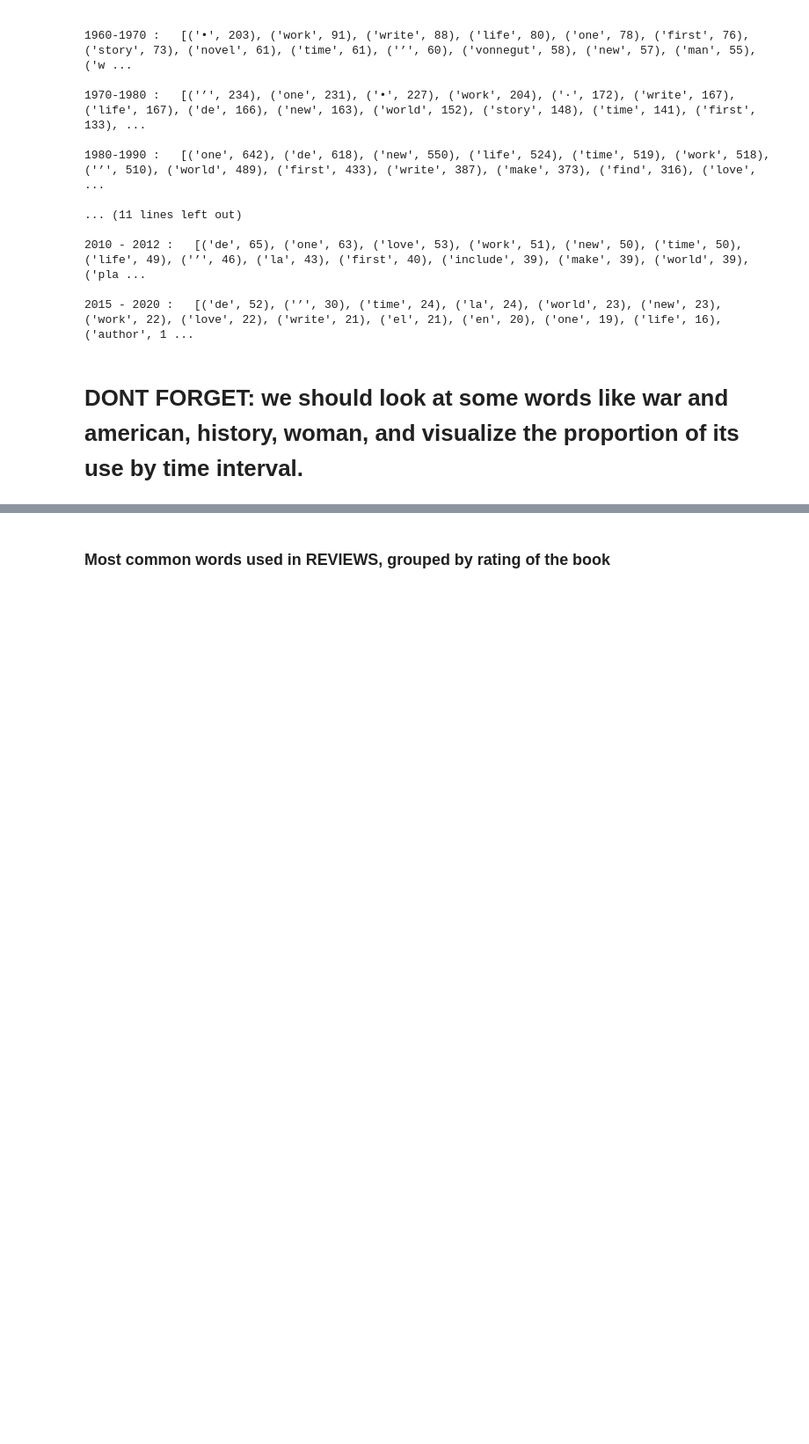
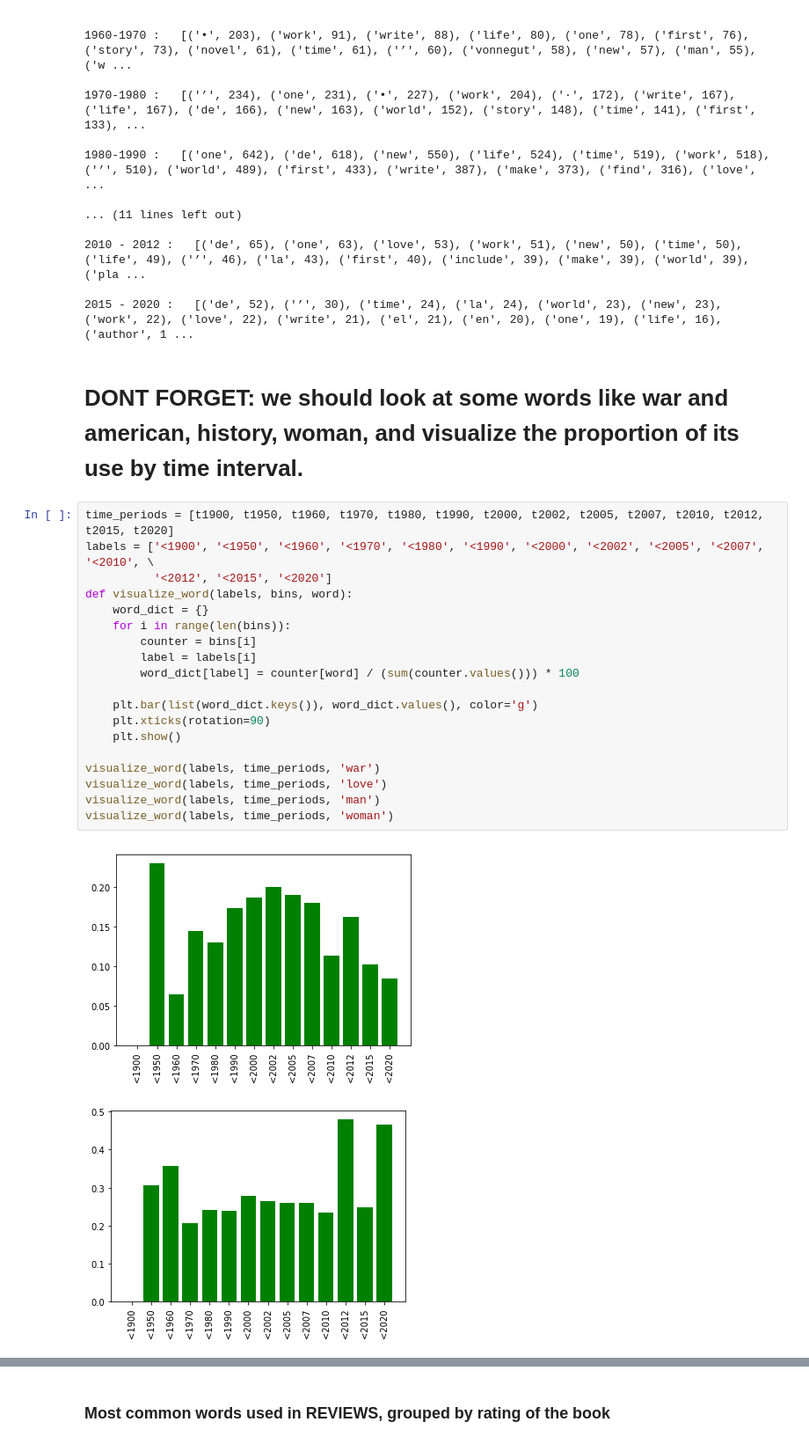
Before and after one commit to vivek4830/PDS_Final_Project, a Jupyter notebook: Final.ipynb, the cells around one changed output, grey strips where cells are left out. Shown at 88% size. Cells and saved outputs as stored; diff of their text form; blank space fills up the shorter version.

```diff
--- a/Final.ipynb
+++ b/Final.ipynb
@@ -486,3 +486,25 @@ print("2015 - 2020 :   " + str(t2020.most_common(30)) + "\n")
 2015 - 2020 :   [('de', 52), ('’', 30), ('time', 24), ('la', 24), ('world', 23), ('new', 23), ('work', 22), ('love', 22), ('write', 21), ('el', 21), ('en', 20), ('one', 19), ('life', 16), ('author', 1 ...
 # %% [markdown]
 #  DONT FORGET: we should look at some words like war and american, history, woman, and visualize the proportion of its use by time interval.
+# %%
+time_periods = [t1900, t1950, t1960, t1970, t1980, t1990, t2000, t2002, t2005, t2007, t2010, t2012, t2015, t2020]
+labels = ['<1900', '<1950', '<1960', '<1970', '<1980', '<1990', '<2000', '<2002', '<2005', '<2007', '<2010', \
+          '<2012', '<2015', '<2020']
+def visualize_word(labels, bins, word):
+    word_dict = {}
+    for i in range(len(bins)):
+        counter = bins[i]
+        label = labels[i]
+        word_dict[label] = counter[word] / (sum(counter.values())) * 100
+
+    plt.bar(list(word_dict.keys()), word_dict.values(), color='g')
+    plt.xticks(rotation=90)
+    plt.show()
+
+visualize_word(labels, time_periods, 'war')
+visualize_word(labels, time_periods, 'love')
+visualize_word(labels, time_periods, 'man')
+visualize_word(labels, time_periods, 'woman')
+# %% [output]
+[figure, added]
+[figure, added]
```
Also changed, not shown: parts of 1 cell of this notebook.
